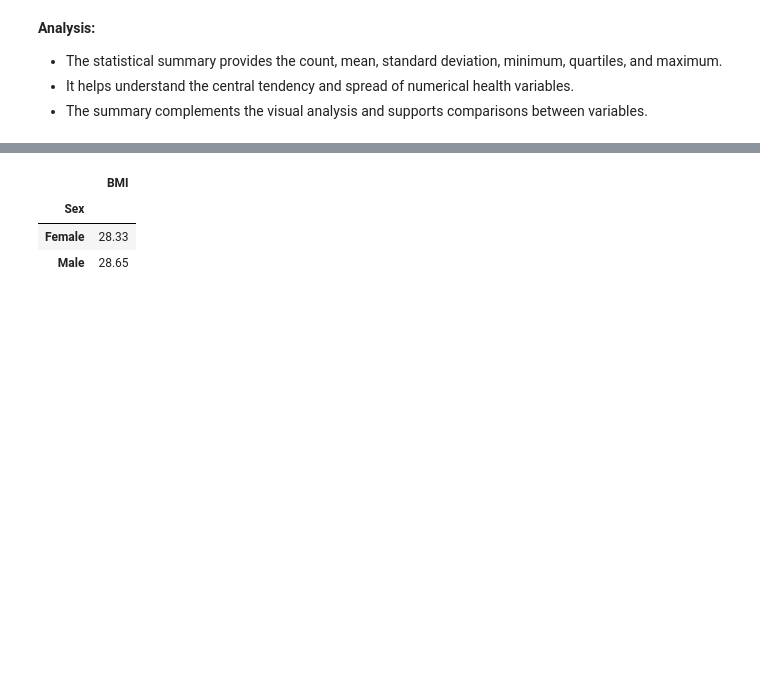
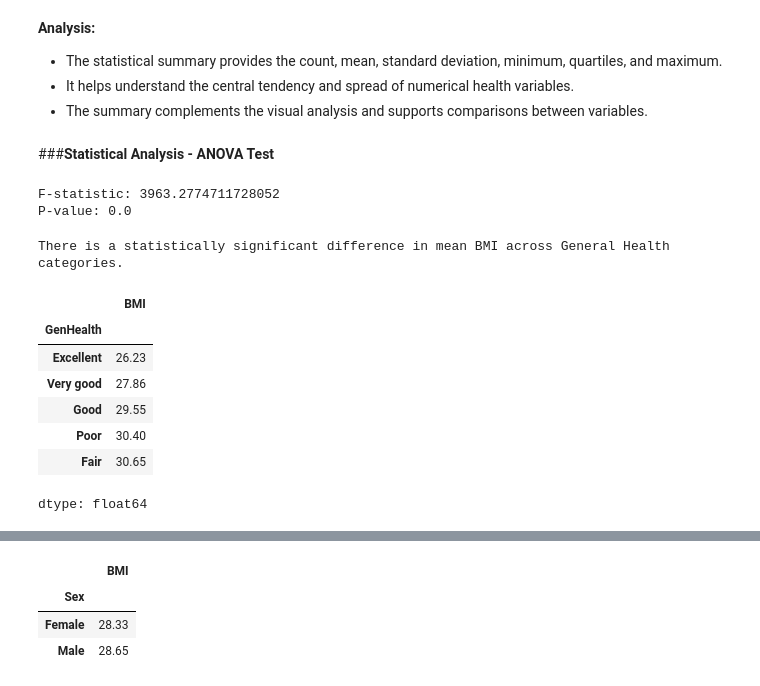
Before and after one commit to suganyamuralikarthik/Heart-Disease-Analysis-Using-Python, a Jupyter notebook: heartdiseaseanalysis.ipynb, the cells around one changed output, grey strips where cells are left out. Saved outputs shown, nothing was run; the diff lists cells and outputs as text; code cells hidden in the pictures; blank space fills up the shorter version.

```diff
--- a/heartdiseaseanalysis.ipynb
+++ b/heartdiseaseanalysis.ipynb
@@ -1054,3 +1071,37 @@ dtype: float64
 - The statistical summary provides the count, mean, standard deviation, minimum, quartiles, and maximum.
 - It helps understand the central tendency and spread of numerical health variables.
 - The summary complements the visual analysis and supports comparisons between variables.
+# %% [markdown]
+###**Statistical Analysis - ANOVA Test**
+# %%
+from scipy.stats import f_oneway
+groups = [
+    group['BMI'].dropna()
+    for name, group in df.groupby('GenHealth')
+]
+
+f_stat, p_value = f_oneway(*groups)
+
+print("F-statistic:", f_stat)
+print("P-value:", p_value)
+# %% [output]
+F-statistic: 3963.2774711728052
+P-value: 0.0
+# %%
+if p_value < 0.05:
+    print("There is a statistically significant difference in mean BMI across General Health categories.")
+else:
+    print("There is no statistically significant difference in mean BMI across General Health categories.")
+# %% [output]
+There is a statistically significant difference in mean BMI across General Health categories.
+# %%
+df.groupby('GenHealth')['BMI'].mean().round(2).sort_values()
+# %% [output]
+|  | BMI |
+| GenHealth |  |
+| Excellent | 26.23 |
+| Very good | 27.86 |
+| Good | 29.55 |
+| Poor | 30.40 |
+| Fair | 30.65 |
+dtype: float64
```
Also changed, not shown: parts of 11 cells of this notebook.
